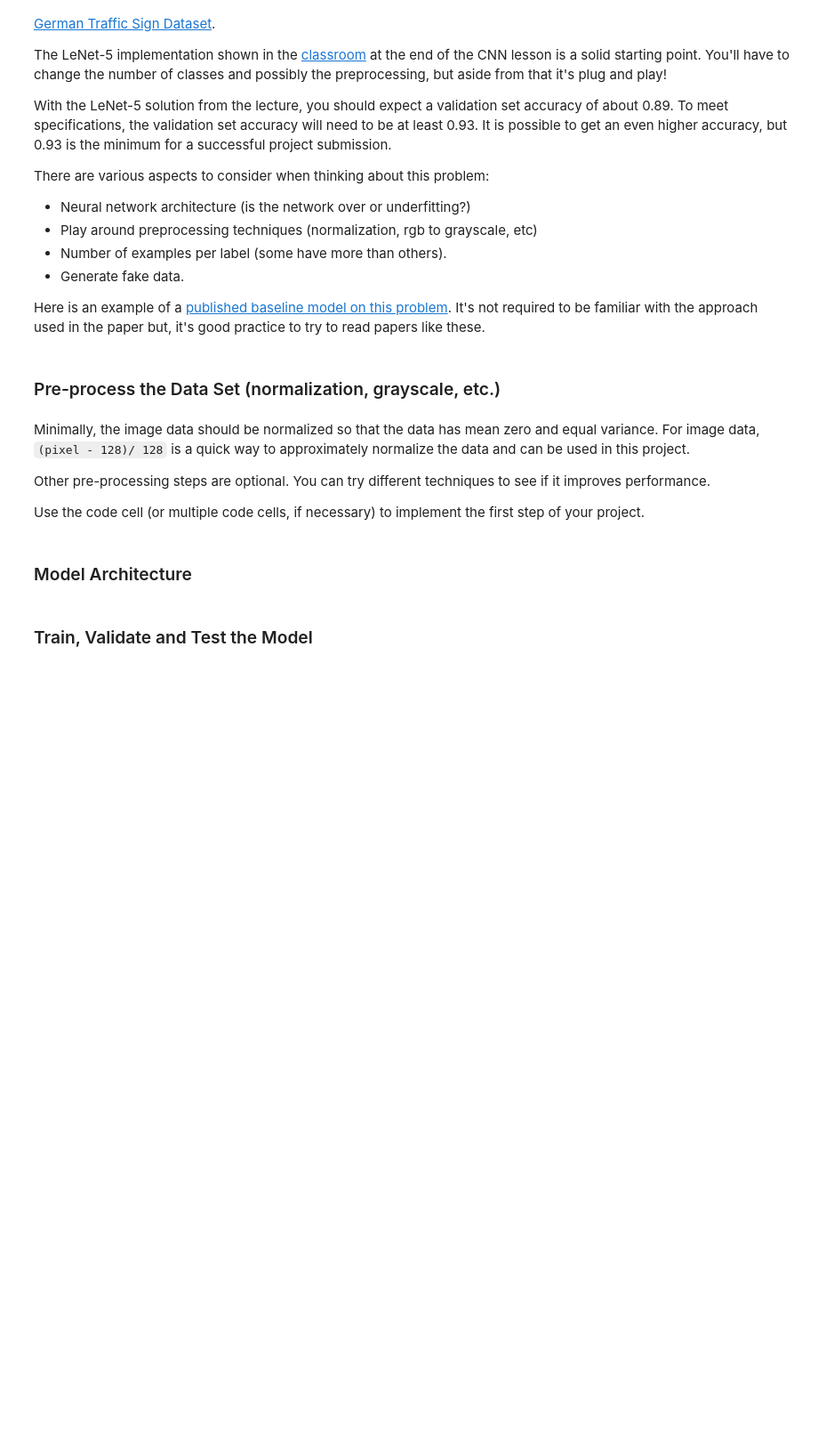
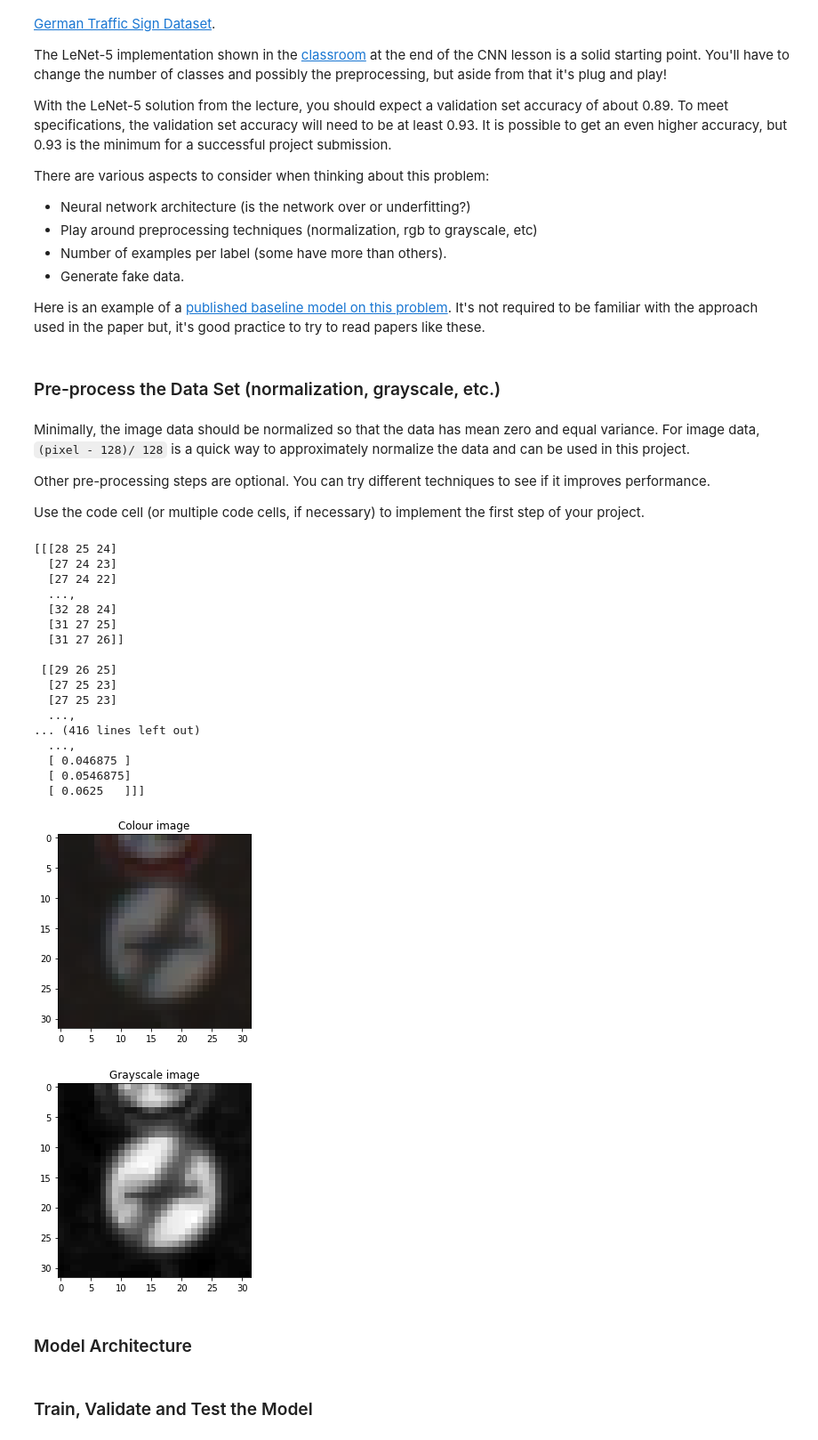
Before and after one commit to AndyKnight09/CarND-Traffic-Sign-Classifier-Project, a Jupyter notebook: Traffic_Sign_Classifier.ipynb, the cells around one changed output. Shown at 89% size. Drawn from its saved outputs; the diff is of its cells as text; code cells hidden in the pictures; blank space fills up the shorter version.

Commit message:
Improving performance of classifier. Normalisation fixed, grayscale images, tuning, dropouts.

```diff
--- a/Traffic_Sign_Classifier.ipynb
+++ b/Traffic_Sign_Classifier.ipynb
@@ -164,3 +160,74 @@ Use the code cell (or multiple code cells, if necessary) to implement the first
+# %%
+### Preprocess the data here. It is required to normalize the data. Other preprocessing steps could include
+### converting to grayscale, etc.
+### Feel free to use as many code cells as needed.
+
+import cv2
+import numpy as np
+
+normalise_pixels = True
+convert_to_grayscale = True
+
+def normalise(x):
+    return np.divide(np.subtract(x, 128.0), 128.0)
+
+def grayscale(x):
+    return np.expand_dims([cv2.cvtColor(img, cv2.COLOR_RGB2GRAY) for img in x], axis=3)
+
+def preprocess(x):
+
+    print(x[0])
+
+    if(convert_to_grayscale):
+        x = grayscale(x)
+
+    print(x[0])
+
+    if(normalise_pixels):
+        x = normalise(x)
+
+    print(x[0])
+
+    return x
+
+img = X_train[0]
+gray = cv2.cvtColor(img, cv2.COLOR_RGB2GRAY)
+
+plt.figure(figsize=(4,4))
+plt.imshow(img)
+plt.title('Colour image')
+
+plt.figure(figsize=(4,4))
+plt.imshow(gray, cmap='gray')
+plt.title('Grayscale image')
+
+# Normalise training data
+X_train = preprocess(X_train)
+X_valid = preprocess(X_valid)
+X_test = preprocess(X_test)
+
+# Store number of channels
+n_channels = 1 if convert_to_grayscale else 3
+# %% [output]
+[[[28 25 24]
+  [27 24 23]
+  [27 24 22]
+  ...,
+  [32 28 24]
+  [31 27 25]
+  [31 27 26]]
+
+ [[29 26 25]
+  [27 25 23]
+  [27 25 23]
+  ...,
+... (416 lines left out)
+  ...,
+  [ 0.046875 ]
+  [ 0.0546875]
+  [ 0.0625   ]]]
+[figure, added]
+[figure, added]
 # %% [markdown]
 ### Model Architecture
 # %%
```
Also changed, not shown: parts of 11 cells of this notebook, 1 other file.
